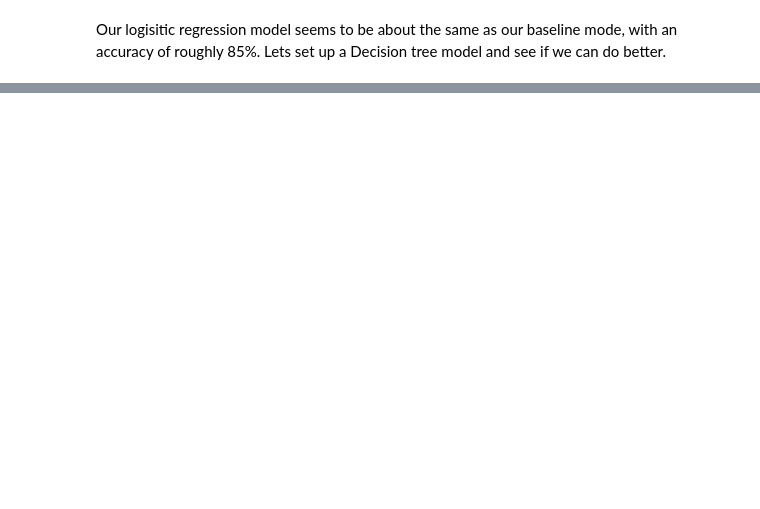
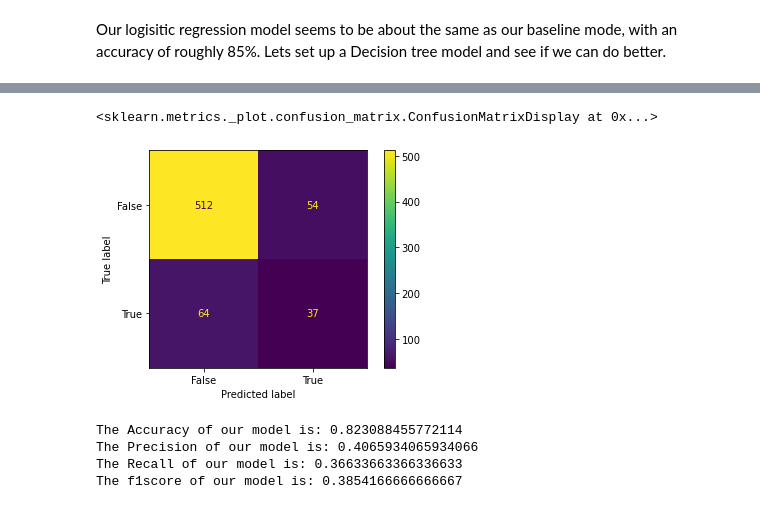
Before and after one commit to pburtonak/FlatironPhase3Project, a Jupyter notebook: PeterNotebook.ipynb, the cells around one changed output, grey strips where cells are left out. Drawn from its saved outputs; the diff is of its cells as text; code cells hidden in the pictures; blank space fills up the shorter version.

```diff
--- a/PeterNotebook.ipynb
+++ b/PeterNotebook.ipynb
@@ -461,0 +465,21 @@ Our logisitic regression model seems to be about the same as our baseline mode,
+# %%
+# Next plotting a confusion maxtrix on test data for decision tree
+plot_confusion_matrix(dt, X_test_scaled, y_test)
+# %% [output]
+<sklearn.metrics._plot.confusion_matrix.ConfusionMatrixDisplay at 0x...>
+[figure, added]
+# %%
+y_preddt = dt.predict(X_test_scaled)
+accuracydt = accuracy_score(y_test, y_preddt)
+precisiondt = precision_score(y_test, y_preddt)
+recalldt = recall_score(y_test, y_preddt)
+f1scoredt = 2 * (precisiondt * recalldt) / (precisiondt + recalldt)
+print(f'The Accuracy of our model is: {accuracydt}')
+print(f'The Precision of our model is: {precisiondt}')
+print(f'The Recall of our model is: {recalldt}')
+print(f'The f1score of our model is: {f1scoredt}')
+# %% [output]
+The Accuracy of our model is: 0.823088455772114
+The Precision of our model is: 0.4065934065934066
+The Recall of our model is: 0.36633663366336633
+The f1score of our model is: 0.3854166666666667
```
Also changed, not shown: parts of 15 cells of this notebook.
